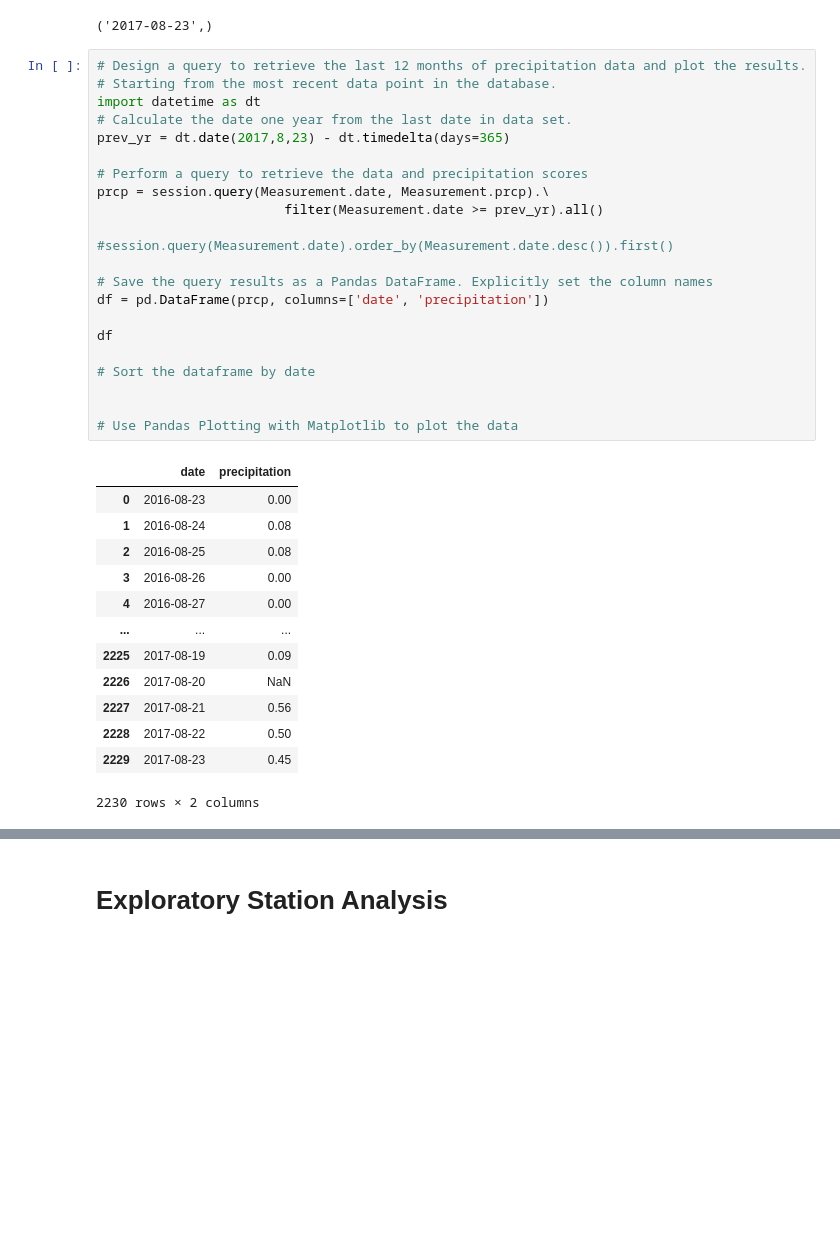
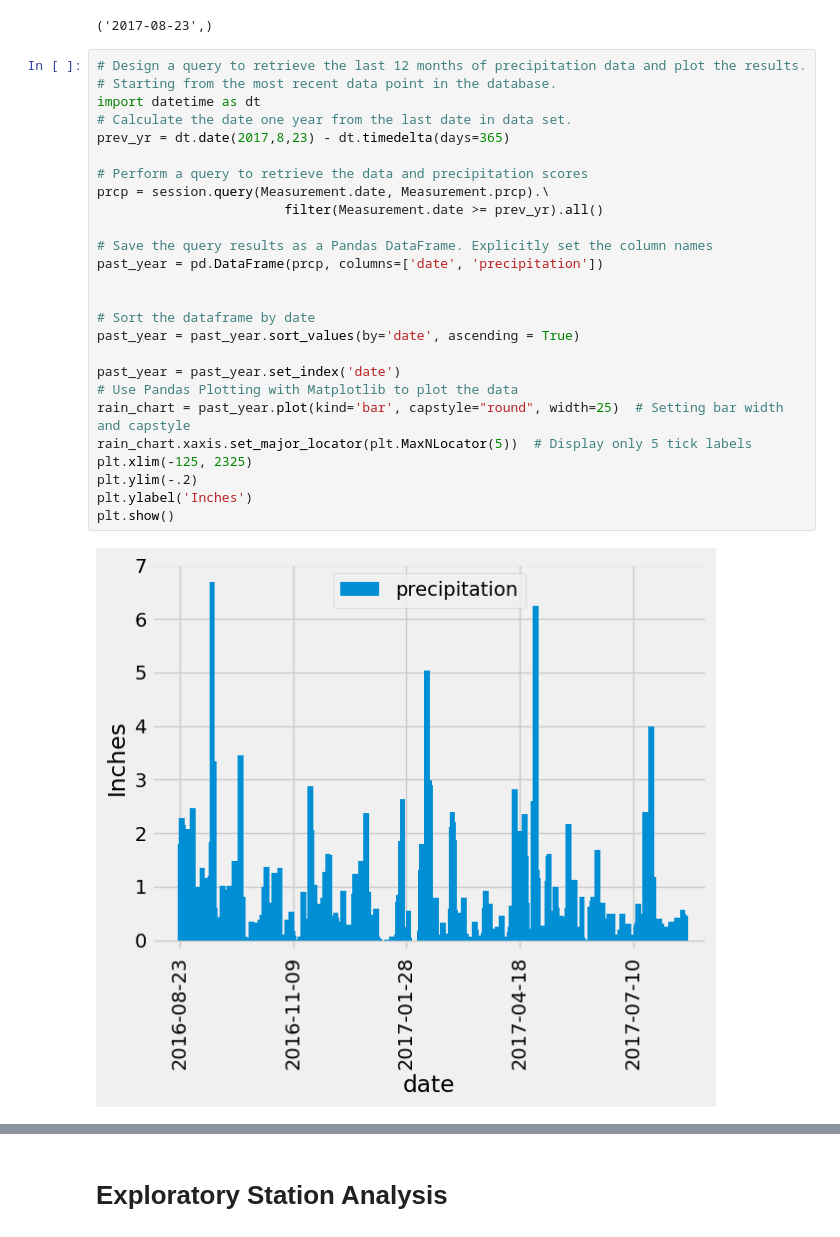
Before and after one commit to meltonme/climate-data-analysis, a Jupyter notebook: climate-analysis/climate_starter.ipynb, the cells around one changed output, grey strips where cells are left out. Drawn from its saved outputs; the diff is of its cells as text; blank space fills up the shorter version.

```diff
--- a/climate-analysis/climate_starter.ipynb
+++ b/climate-analysis/climate_starter.ipynb
@@ -46,38 +48,30 @@ session.query(Measurement.date).order_by(Measurement.date.desc()).first()
 # %%
 # Design a query to retrieve the last 12 months of precipitation data and plot the results.
 # Starting from the most recent data point in the database.
 import datetime as dt
 # Calculate the date one year from the last date in data set.
 prev_yr = dt.date(2017,8,23) - dt.timedelta(days=365)
 
 # Perform a query to retrieve the data and precipitation scores
 prcp = session.query(Measurement.date, Measurement.prcp).\
                         filter(Measurement.date >= prev_yr).all()
 
-#session.query(Measurement.date).order_by(Measurement.date.desc()).first()
+# Save the query results as a Pandas DataFrame. Explicitly set the column names
+past_year = pd.DataFrame(prcp, columns=['date', 'precipitation'])
 
-# Save the query results as a Pandas DataFrame. Explicitly set the column names
-df = pd.DataFrame(prcp, columns=['date', 'precipitation'])
-
-df
 
 # Sort the dataframe by date
+past_year = past_year.sort_values(by='date', ascending = True)
 
-
+past_year = past_year.set_index('date')
 # Use Pandas Plotting with Matplotlib to plot the data
+rain_chart = past_year.plot(kind='bar', capstyle="round", width=25)  # Setting bar width and capstyle
+rain_chart.xaxis.set_major_locator(plt.MaxNLocator(5))  # Display only 5 tick labels
+plt.xlim(-125, 2325)
+plt.ylim(-.2)
+plt.ylabel('Inches')
+plt.show()
 # %% [output]
-|  | date | precipitation |
-| 0 | 2016-08-23 | 0.00 |
-| 1 | 2016-08-24 | 0.08 |
-| 2 | 2016-08-25 | 0.08 |
-| 3 | 2016-08-26 | 0.00 |
-| 4 | 2016-08-27 | 0.00 |
-| ... | ... | ... |
-| 2225 | 2017-08-19 | 0.09 |
-| 2226 | 2017-08-20 | NaN |
-| 2227 | 2017-08-21 | 0.56 |
-| 2228 | 2017-08-22 | 0.50 |
-| 2229 | 2017-08-23 | 0.45 |
-2230 rows × 2 columns
+[figure, added]
 # %%
 # Use Pandas to calculate the summary statistics for the precipitation data
```
Also changed, not shown: parts of 8 cells of this notebook.
